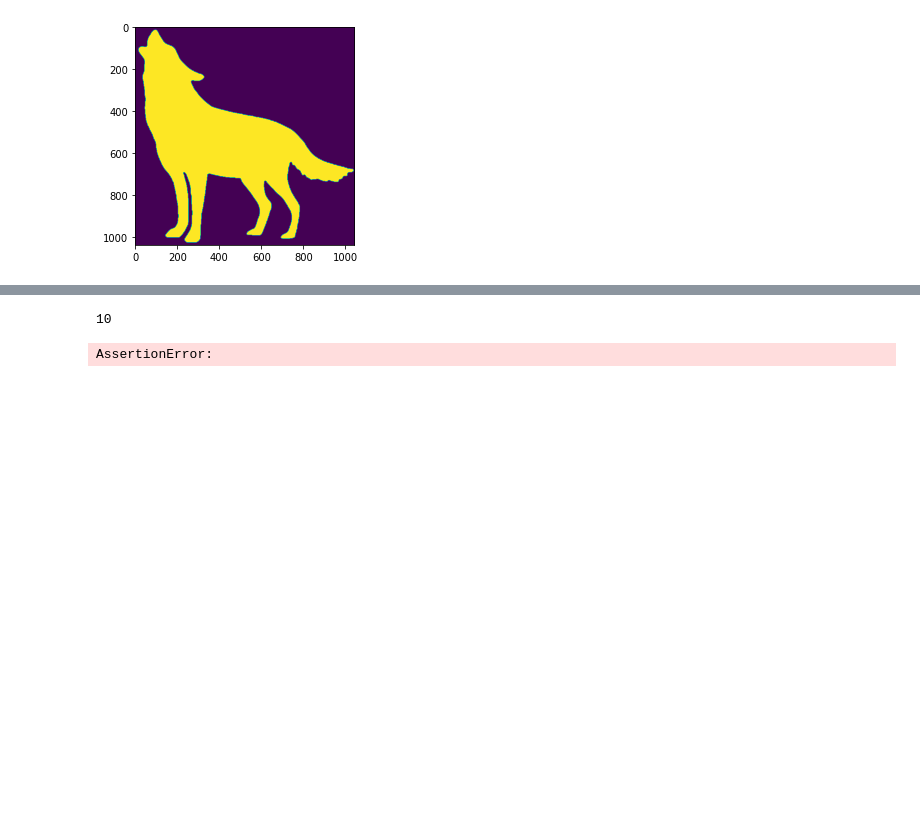
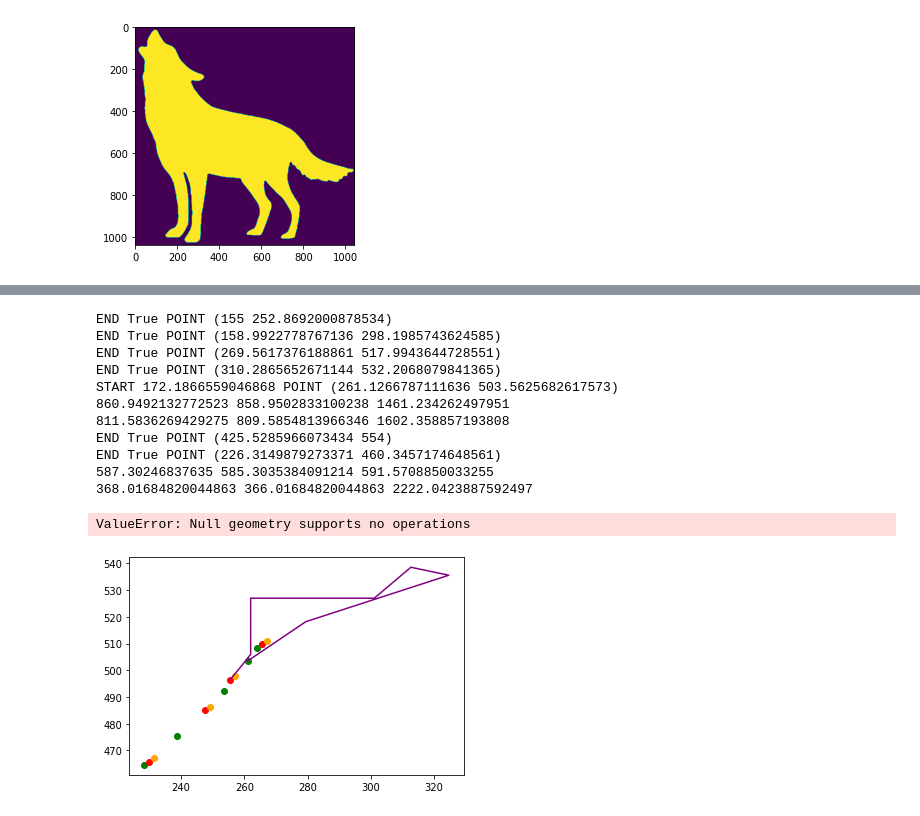
Before and after one commit to ejbosia/Fermat-Spirals, a Jupyter notebook: Fermat Spiral Paper.ipynb, the cells around one changed output, grey strips where cells are left out. Drawn from its saved outputs; the diff is of its cells as text; code cells hidden in the pictures; blank space fills up the shorter version.

```diff
--- a/Fermat Spiral Paper.ipynb
+++ b/Fermat Spiral Paper.ipynb
@@ -47,9 +47,9 @@ line_dis = 10 # mm
 # %%
 # this returns all of the contours and heirarchy information
 #  - returns a list of tuples --> (list of points, heirarchy)
-def generate_border_lines(image):
+def generate_border_lines(image, approximation = cv2.CHAIN_APPROX_SIMPLE):
 
-    contours,heirarchy = cv2.findContours(image, cv2.RETR_CCOMP, cv2.CHAIN_APPROX_SIMPLE)
+    contours,heirarchy = cv2.findContours(image, cv2.RETR_CCOMP, approximation)
 
     contour_list = []
 
@@ -812,33 +610,41 @@ for i, p in enumerate(path):
-# %%
-len(path)
-# %% [output]
-10
 # %%
 # Use this cell for testing - it generates the fermat spirals separate and combined and plots
 # - you can use this to see the difference / errors with combinations
 # path1 = create the separate path with fermat spirals
 # path2 = create the combined path with fermat spirals
 #%matplotlib notebook
 %matplotlib inline
 
-distance = 7
+distance = 2
 
 image = cv2.imread(os.path.join(folder,'wolf.png'),0)
 
 path = execute(image, distance, generate_fermat_path)
 
 # f_paths = []
 # for p in path:
 #     f_paths.append(convert_fermat(p, distance))
 
 
 %matplotlib notebook
 # plt.show()
 
 plot_recursive_path(path, color='blue')
 plt.gca().invert_yaxis()
 plt.show()
 # %% [output]
-AssertionError:
+END True POINT (155 252.8692000878534)
+END True POINT (158.9922778767136 298.1985743624585)
+END True POINT (269.5617376188861 517.9943644728551)
+END True POINT (310.2865652671144 532.2068079841365)
+START 172.1866559046868 POINT (261.1266787111636 503.5625682617573)
+860.9492132772523 858.9502833100238 1461.234262497951
+811.5836269429275 809.5854813966346 1602.358857193808
+END True POINT (425.5285966073434 554)
+END True POINT (226.3149879273371 460.3457174648561)
+587.30246837635 585.3035384091214 591.5708850033255
+368.01684820044863 366.01684820044863 2222.0423887592497
+ValueError: Null geometry supports no operations
+[figure, added]
 # %%
 plot_path(path[7], color='green')
```
Also changed, not shown: parts of 24 cells of this notebook.
